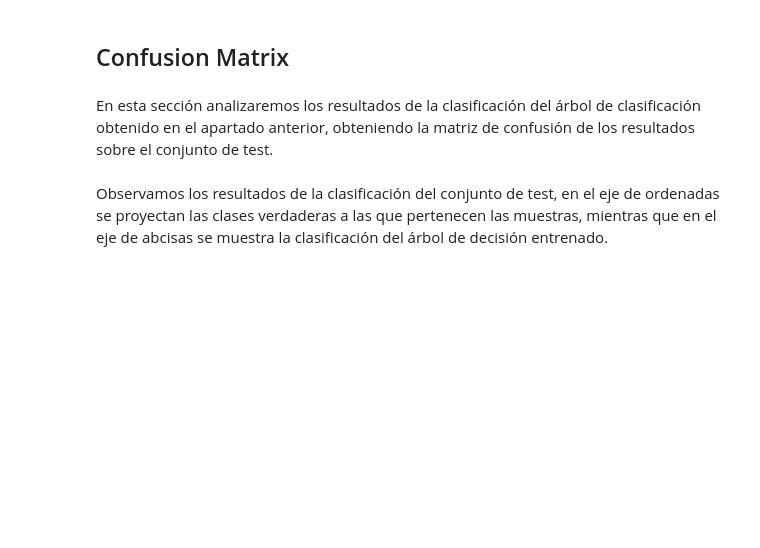
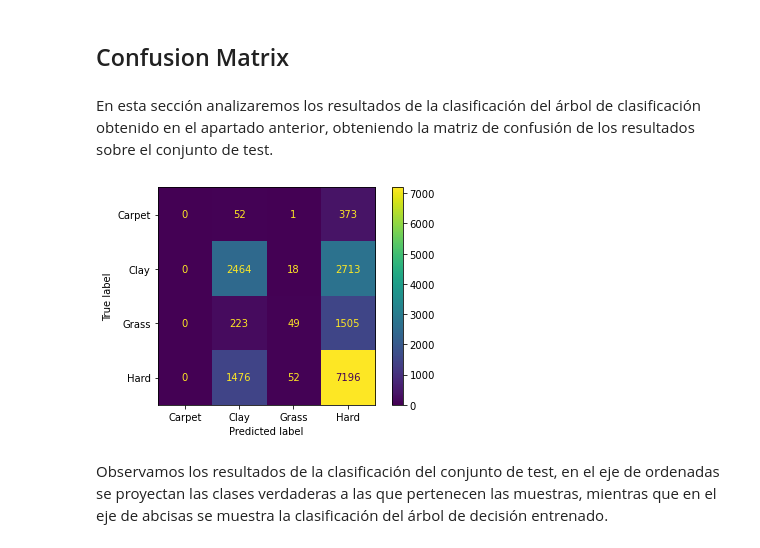
Before and after one commit to luperezsal/DM-Classification-Tree, a Jupyter notebook: Classification.ipynb, the cells around one changed output. Cells and saved outputs as stored; diff of their text form; code cells hidden in the pictures; blank space fills up the shorter version.

```diff
--- a/Classification.ipynb
+++ b/Classification.ipynb
@@ -283,10 +545,12 @@ En esta sección analizaremos los resultados de la clasificación del árbol de
 # %%
 from sklearn.metrics import ConfusionMatrixDisplay
 
-FILE_NAME = f"best_depth_{best_model.get_depth()}_cm_{MODEL_TIMESTAMP}"
+FILE_NAME = f"best_depth_{best_model.get_depth()}_cm_{MODEL_TIMESTAMP}.png"
 
-confusion_matrix = ConfusionMatrixDisplay.from_estimator(best_model, x_test, y_test)
+confusion_matrix = ConfusionMatrixDisplay.from_estimator(best_model, X_test, y_test)
 confusion_matrix.figure_.savefig(CONFUSION_MATRIX_PATH + FILE_NAME, dpi = resolution)
+# %% [output]
+[figure, added]
 # %% [markdown]
 Observamos los resultados de la clasificación del conjunto de test, en el eje de ordenadas se proyectan las clases verdaderas a las que pertenecen las muestras, mientras que en el eje de abcisas se muestra la clasificación del árbol de decisión entrenado.
 # %% [markdown]
```
Also changed, not shown: parts of 77 cells of this notebook, 12 other files.
